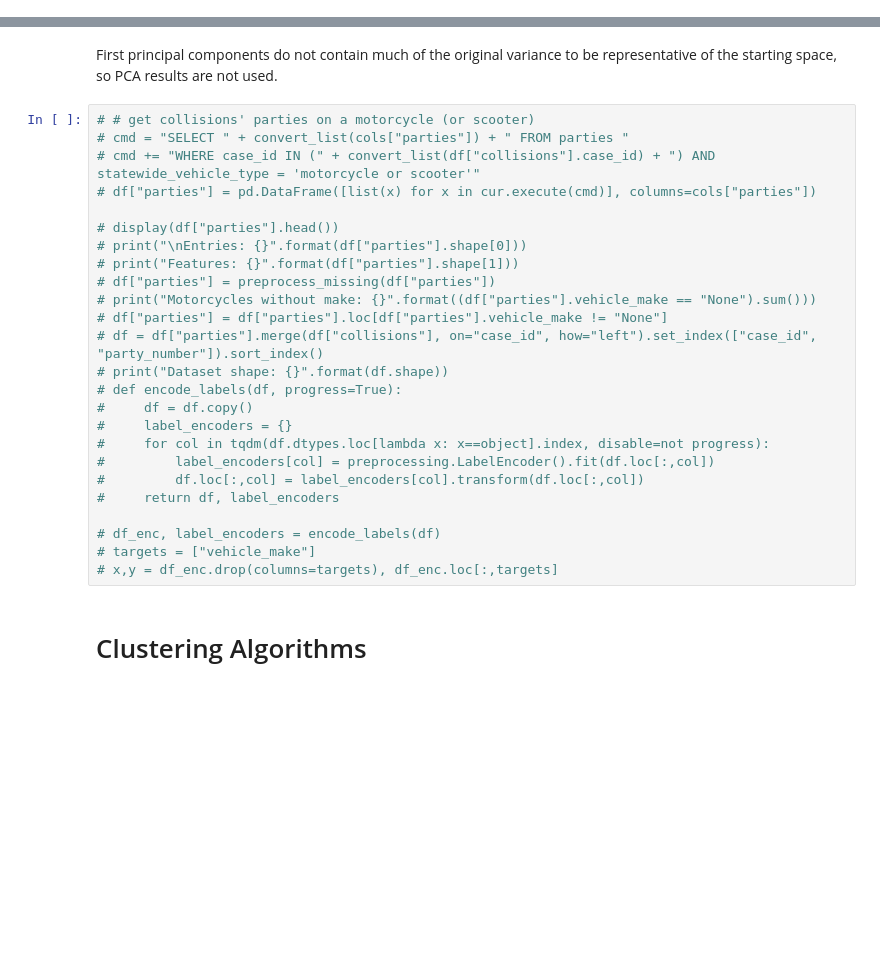
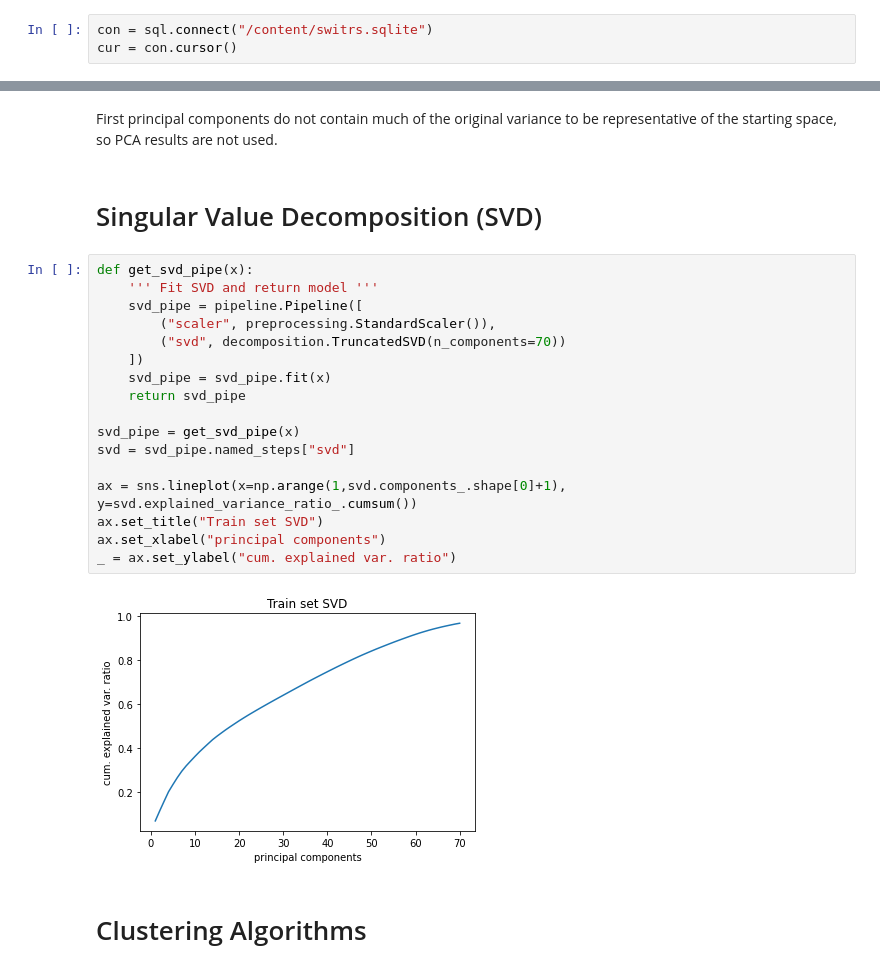
Before and after one commit to vjajodia/motorcycle-collision-prediction, a Jupyter notebook: CMPE255_TeamProject.ipynb, the cells around one changed output, grey strips where cells are left out. Saved outputs shown, nothing was run; the diff lists cells and outputs as text; blank space fills up the shorter version.

```diff
--- a/CMPE255_TeamProject.ipynb
+++ b/CMPE255_TeamProject.ipynb
@@ -63,0 +69,3 @@ Eventually different tables' information are merged together to build a single t
+# %%
+con = sql.connect("/content/switrs.sqlite")
+cur = con.cursor()
@@ -541,29 +545,26 @@ _ = ax.set_ylabel("cum. explained var. ratio")
 # %% [markdown]
 First principal components do not contain much of the original variance to be representative of the starting space, so PCA results are not used.
-# %%
-# # get collisions' parties on a motorcycle (or scooter)
-# cmd = "SELECT " + convert_list(cols["parties"]) + " FROM parties "
-# cmd += "WHERE case_id IN (" + convert_list(df["collisions"].case_id) + ") AND statewide_vehicle_type = 'motorcycle or scooter'"
-# df["parties"] = pd.DataFrame([list(x) for x in cur.execute(cmd)], columns=cols["parties"])
-
-# display(df["parties"].head())
-# print("\nEntries: {}".format(df["parties"].shape[0]))
-# print("Features: {}".format(df["parties"].shape[1]))
-# df["parties"] = preprocess_missing(df["parties"])
-# print("Motorcycles without make: {}".format((df["parties"].vehicle_make == "None").sum()))
-# df["parties"] = df["parties"].loc[df["parties"].vehicle_make != "None"]
-# df = df["parties"].merge(df["collisions"], on="case_id", how="left").set_index(["case_id", "party_number"]).sort_index()
-# print("Dataset shape: {}".format(df.shape))
-# def encode_labels(df, progress=True):
-#     df = df.copy()
-#     label_encoders = {}
-#     for col in tqdm(df.dtypes.loc[lambda x: x==object].index, disable=not progress):
-#         label_encoders[col] = preprocessing.LabelEncoder().fit(df.loc[:,col])
-#         df.loc[:,col] = label_encoders[col].transform(df.loc[:,col])
-#     return df, label_encoders
-
-# df_enc, label_encoders = encode_labels(df)
-# targets = ["vehicle_make"]
-# x,y = df_enc.drop(columns=targets), df_enc.loc[:,targets]
+# %% [markdown]
+
+# Singular Value Decomposition (SVD)
+# %%
+def get_svd_pipe(x):
+    ''' Fit SVD and return model '''
+    svd_pipe = pipeline.Pipeline([
+        ("scaler", preprocessing.StandardScaler()),
+        ("svd", decomposition.TruncatedSVD(n_components=70))
+    ])
+    svd_pipe = svd_pipe.fit(x)
+    return svd_pipe
+
+svd_pipe = get_svd_pipe(x)
+svd = svd_pipe.named_steps["svd"]
+
+ax = sns.lineplot(x=np.arange(1,svd.components_.shape[0]+1), y=svd.explained_variance_ratio_.cumsum())
+ax.set_title("Train set SVD")
+ax.set_xlabel("principal components")
+_ = ax.set_ylabel("cum. explained var. ratio")
+# %% [output]
+[figure, added]
 # %% [markdown]
 # Clustering Algorithms
```
Also changed, not shown: parts of 133 cells of this notebook.
